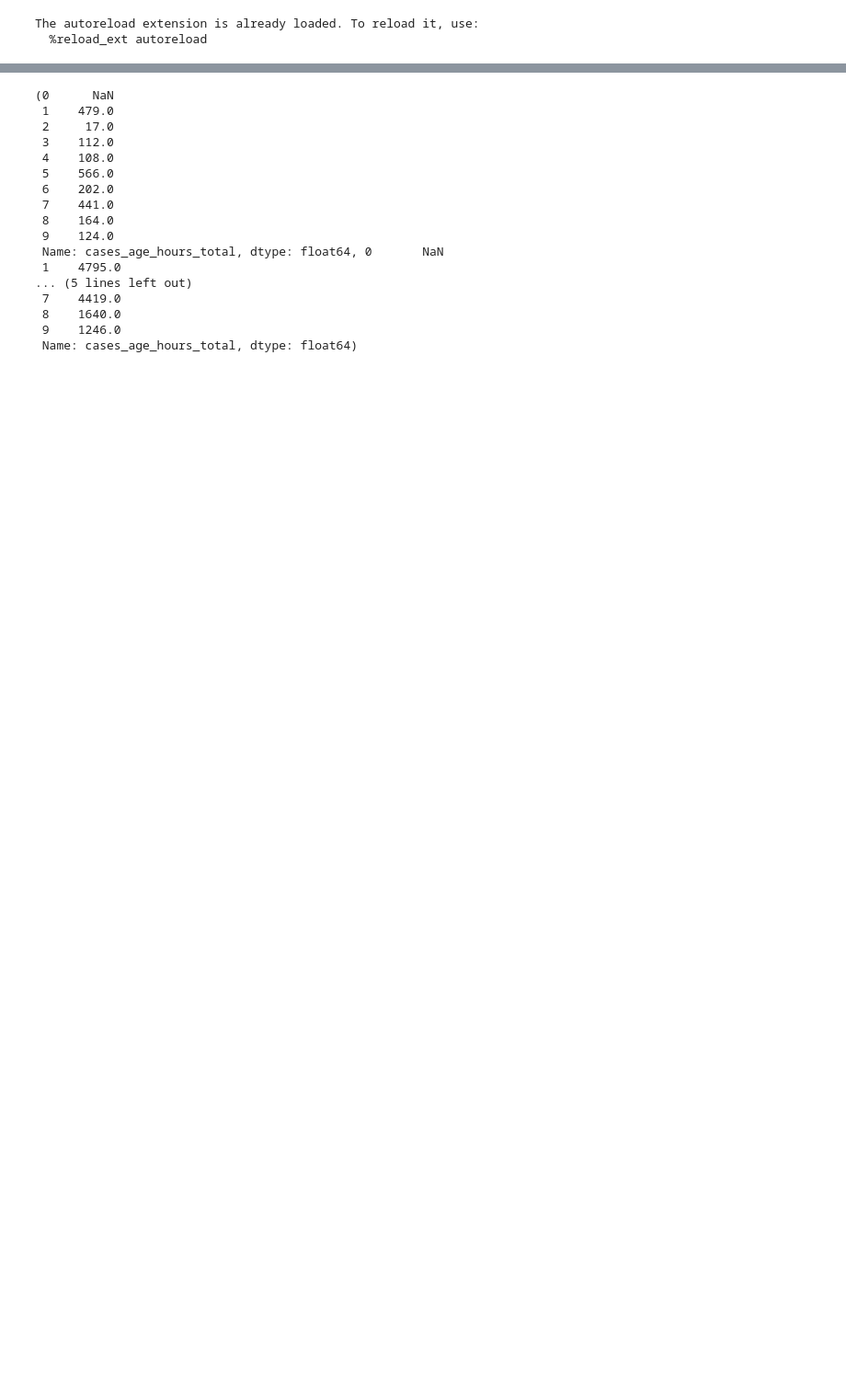
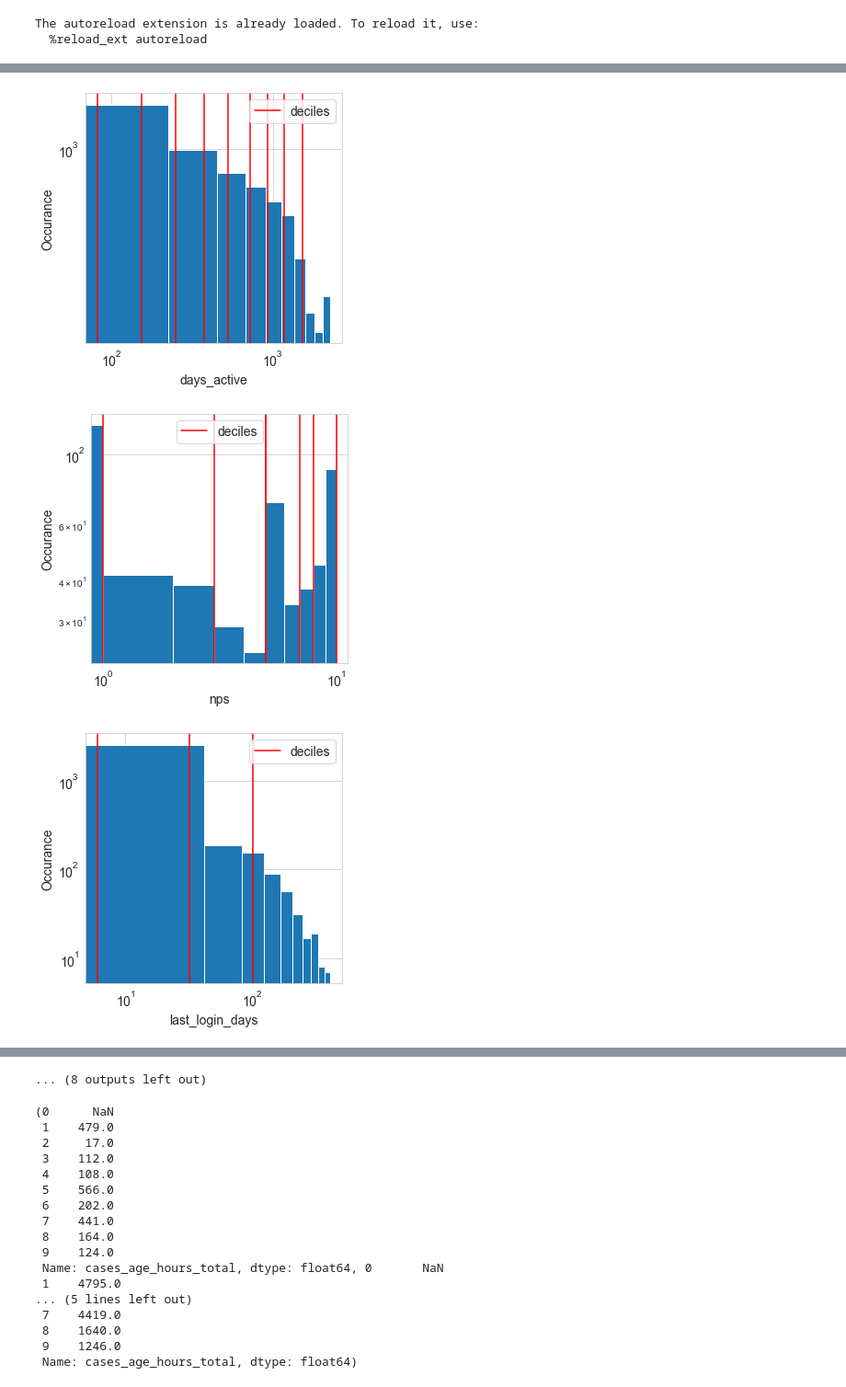
Before and after one commit to justinhennessy/100-days-of-code, a Jupyter notebook: project/Untitled.ipynb, the cells around one changed output, grey strips where cells are left out. Shown at 92% size. Saved outputs shown, nothing was run; the diff lists cells and outputs as text; code cells hidden in the pictures; blank space fills up the shorter version.

```diff
--- a/project/Untitled.ipynb
+++ b/project/Untitled.ipynb
@@ -79,22 +134,0 @@ Name: cases_age_hours_total, dtype: float64
-# %%
-import seaborn as sb
-import matplotlib.pyplot as plt
-
-def decile_bins(df_raw, feature, bins=100):
-    sb.set_style('whitegrid')
-    fig, ax = plt.subplots()
-    df_raw[feature].hist(ax=ax, bins=bins,figsize=[10,10])
-
-    for pos in deciles:
-        handle = plt.axvline(pos, color='r')
-
-    ax.legend([handle],['deciles'],fontsize=14)
-
-    ax.set_yscale('log')
-    ax.set_xscale('log')
-    ax.tick_params(labelsize=14)
-    ax.set_xlabel('feature', fontsize=14)
-    ax.set_ylabel('Occurance', fontsize=14)
-
-decile_bins(df_raw, 'cases_age_hours_total')
-decile_bins(df_raw, 'cases_total',2)
@@ -107,0 +140,7 @@ decile_bins(df_raw, 'cases_age_hours_average',20)
+# %%
+for column in all_num_columns:
+    decile_bins(df_raw, column,10)
+# %% [output]
+[figure, added]
+[figure, added]
+[figure, added]
@@ -108,3 +156,4 @@ decile_bins(df_raw, 'cases_age_hours_average',20)
+... (8 outputs left out)
 # %%
 import numpy as np
 
```
Also changed, not shown: parts of 10 cells of this notebook, 3 other files.
